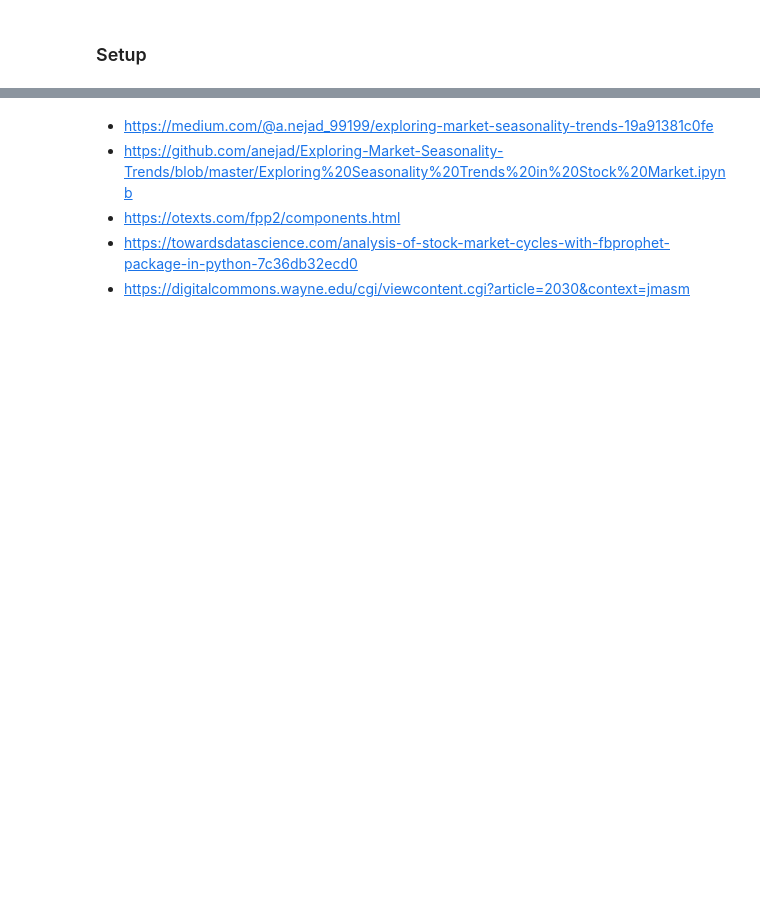
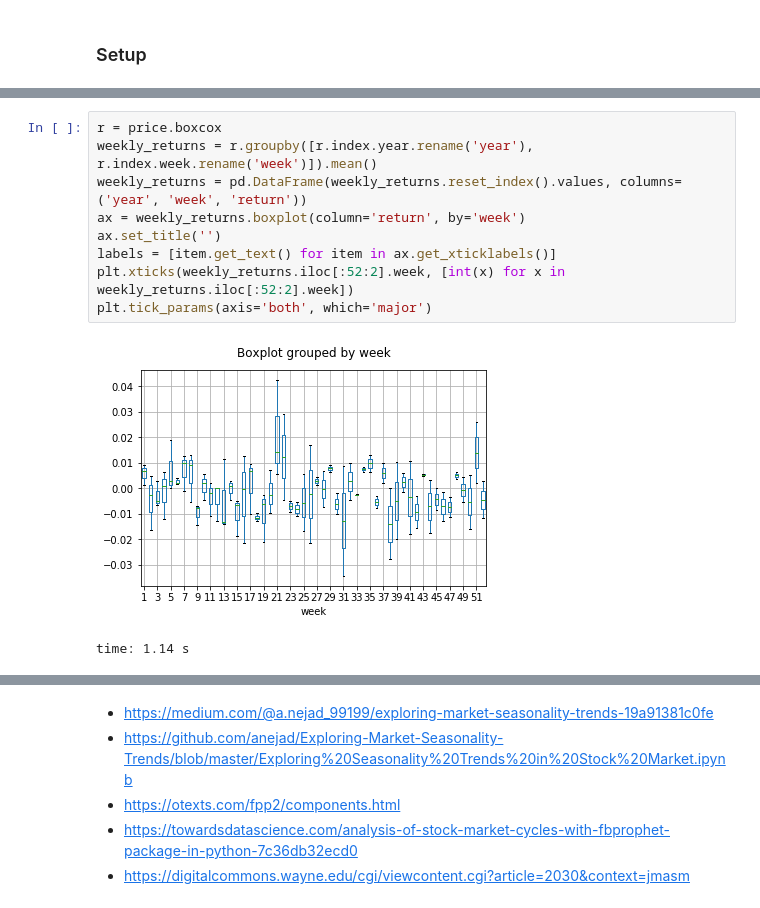
Before and after one commit to Chaoste/nlp-stocks, a Jupyter notebook: research/15.0-Stocks-Regression-Analysis.ipynb, the cells around one changed output, grey strips where cells are left out. Saved outputs shown, nothing was run; the diff lists cells and outputs as text; blank space fills up the shorter version.

```diff
--- a/research/15.0-Stocks-Regression-Analysis.ipynb
+++ b/research/15.0-Stocks-Regression-Analysis.ipynb
@@ -205,0 +179,12 @@ plt.tick_params(axis='both', which='major')
+# %%
+r = price.boxcox
+weekly_returns = r.groupby([r.index.year.rename('year'), r.index.week.rename('week')]).mean()
+weekly_returns = pd.DataFrame(weekly_returns.reset_index().values, columns=('year', 'week', 'return'))
+ax = weekly_returns.boxplot(column='return', by='week')
+ax.set_title('')
+labels = [item.get_text() for item in ax.get_xticklabels()]
+plt.xticks(weekly_returns.iloc[:52:2].week, [int(x) for x in weekly_returns.iloc[:52:2].week])
+plt.tick_params(axis='both', which='major')
+# %% [output]
+[figure, added]
+time: 1.14 s
```
Also changed, not shown: parts of 56 cells of this notebook, 2 other files.
